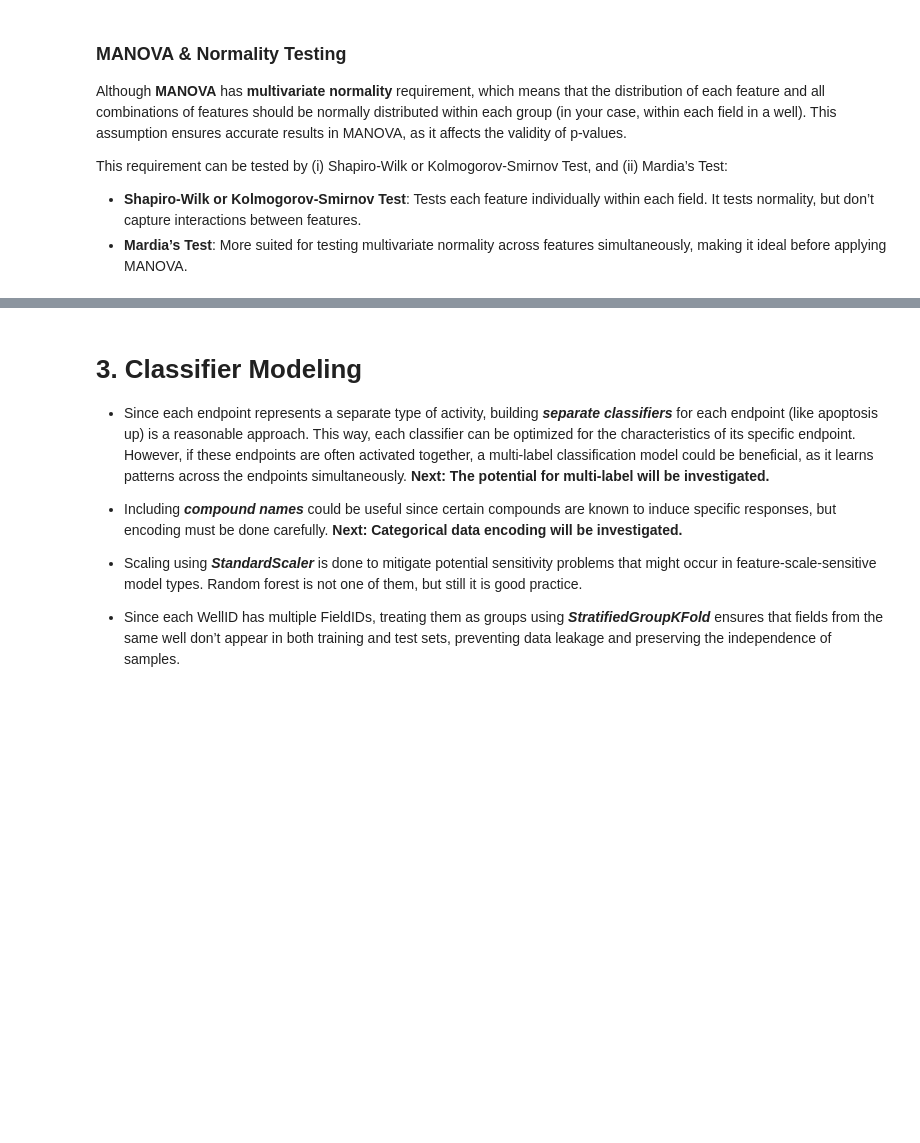
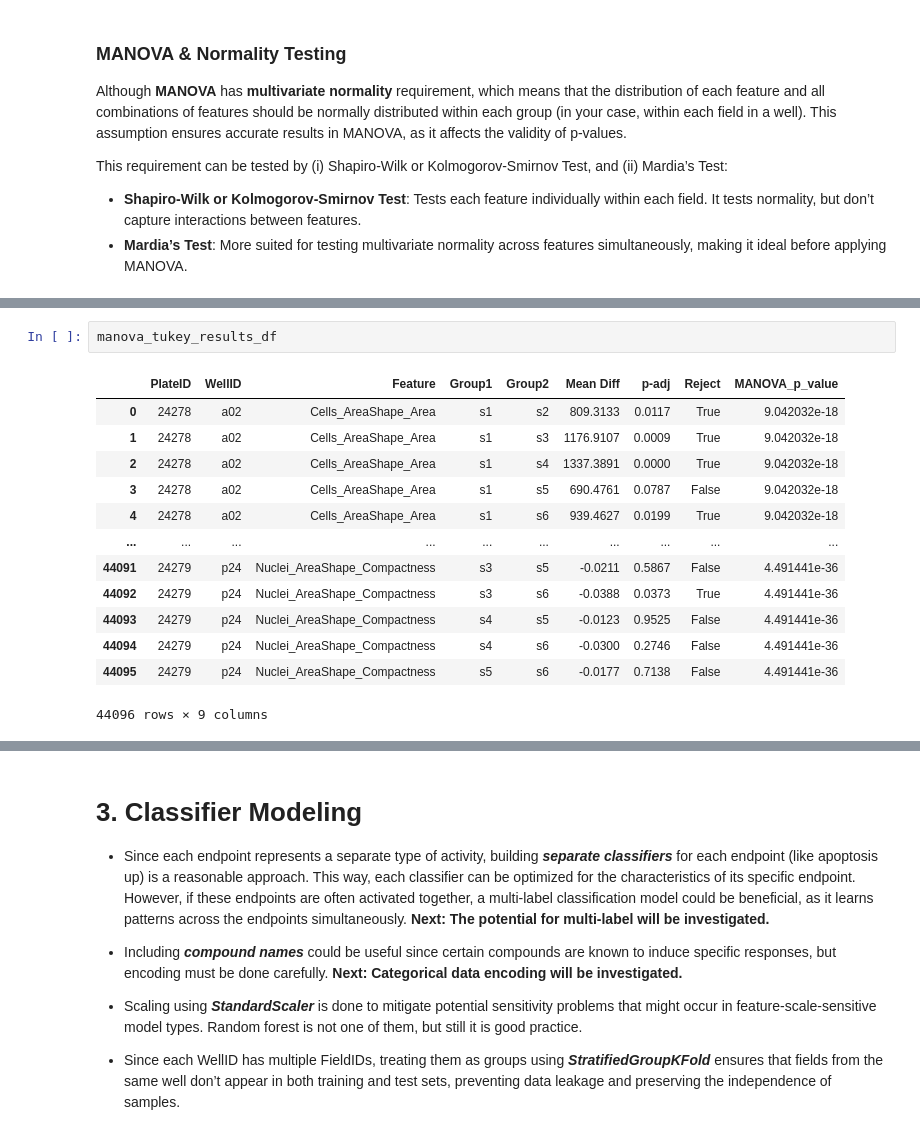
Before and after one commit to emreguler97/project-vermeer, a Jupyter notebook: project_vermeer.ipynb, the cells around one changed output, grey strips where cells are left out. Saved outputs shown, nothing was run; the diff lists cells and outputs as text; blank space fills up the shorter version.

```diff
--- a/project_vermeer.ipynb
+++ b/project_vermeer.ipynb
@@ -917,0 +1011,16 @@ manova_results_df
+# %%
+manova_tukey_results_df
+# %% [output]
+|  | PlateID | WellID | Feature | Group1 | Group2 | Mean Diff | p-adj | Reject | MANOVA_p_value |
+| 0 | 24278 | a02 | Cells_AreaShape_Area | s1 | s2 | 809.3133 | 0.0117 | True | 9.042032e-18 |
+| 1 | 24278 | a02 | Cells_AreaShape_Area | s1 | s3 | 1176.9107 | 0.0009 | True | 9.042032e-18 |
+| 2 | 24278 | a02 | Cells_AreaShape_Area | s1 | s4 | 1337.3891 | 0.0000 | True | 9.042032e-18 |
+| 3 | 24278 | a02 | Cells_AreaShape_Area | s1 | s5 | 690.4761 | 0.0787 | False | 9.042032e-18 |
+| 4 | 24278 | a02 | Cells_AreaShape_Area | s1 | s6 | 939.4627 | 0.0199 | True | 9.042032e-18 |
+| ... | ... | ... | ... | ... | ... | ... | ... | ... | ... |
+| 44091 | 24279 | p24 | Nuclei_AreaShape_Compactness | s3 | s5 | -0.0211 | 0.5867 | False | 4.491441e-36 |
+| 44092 | 24279 | p24 | Nuclei_AreaShape_Compactness | s3 | s6 | -0.0388 | 0.0373 | True | 4.491441e-36 |
+| 44093 | 24279 | p24 | Nuclei_AreaShape_Compactness | s4 | s5 | -0.0123 | 0.9525 | False | 4.491441e-36 |
+| 44094 | 24279 | p24 | Nuclei_AreaShape_Compactness | s4 | s6 | -0.0300 | 0.2746 | False | 4.491441e-36 |
+| 44095 | 24279 | p24 | Nuclei_AreaShape_Compactness | s5 | s6 | -0.0177 | 0.7138 | False | 4.491441e-36 |
+44096 rows × 9 columns
```
Also changed, not shown: parts of 11 cells of this notebook.
